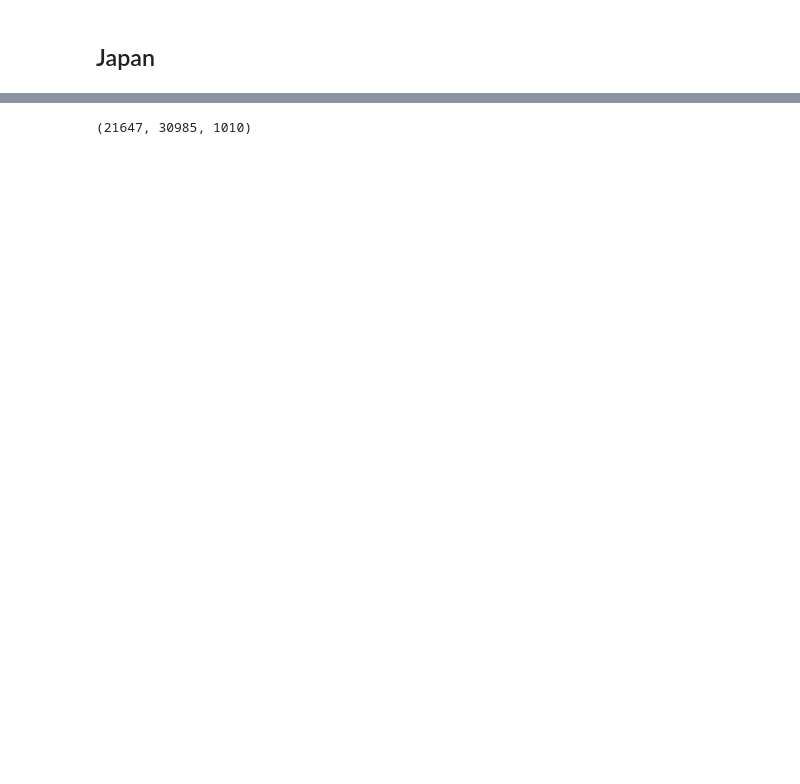
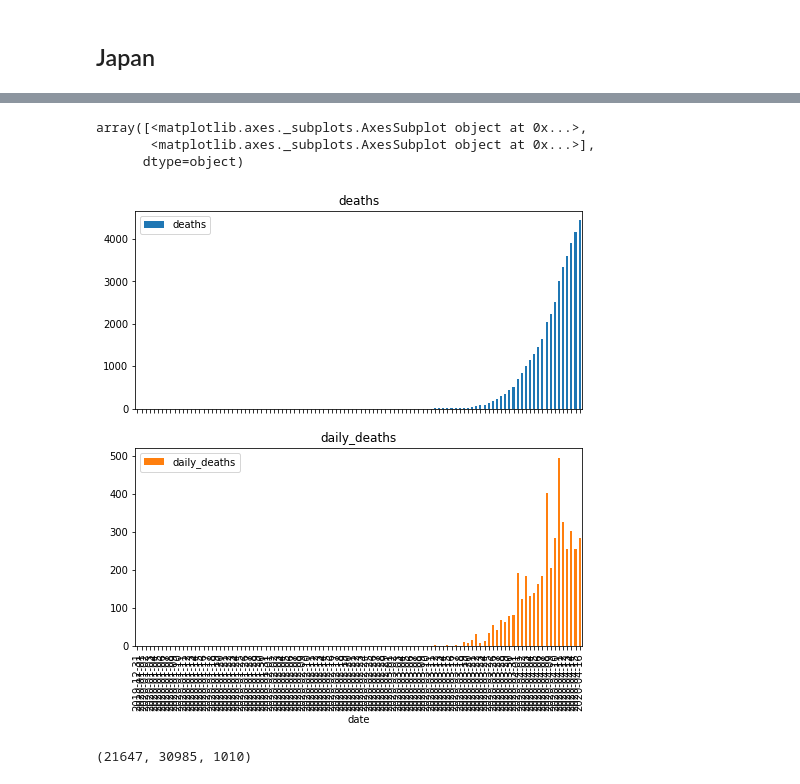
Before and after one commit to jonathan-taylor/covid-19-data, a Jupyter notebook: World.ipynb, the cells around one changed output, grey strips where cells are left out. Cells and saved outputs as stored; diff of their text form; code cells hidden in the pictures; blank space fills up the shorter version.

```diff
--- a/World.ipynb
+++ b/World.ipynb
@@ -166,3 +180,10 @@ array([<matplotlib.axes._subplots.AxesSubplot object at 0x...>,
+# %%
+belgium.plot.bar(y=['deaths', 'daily_deaths'], x='date', subplots=True)
+# %% [output]
+array([<matplotlib.axes._subplots.AxesSubplot object at 0x...>,
+       <matplotlib.axes._subplots.AxesSubplot object at 0x...>],
+      dtype=object)
+[figure, added]
 # %%
 np.sum(italy['daily_deaths']), np.sum(usa['daily_deaths']), np.sum(canada['daily_deaths'])
 # %% [output]
```
Also changed, not shown: parts of 12 cells of this notebook, 1 other file.
